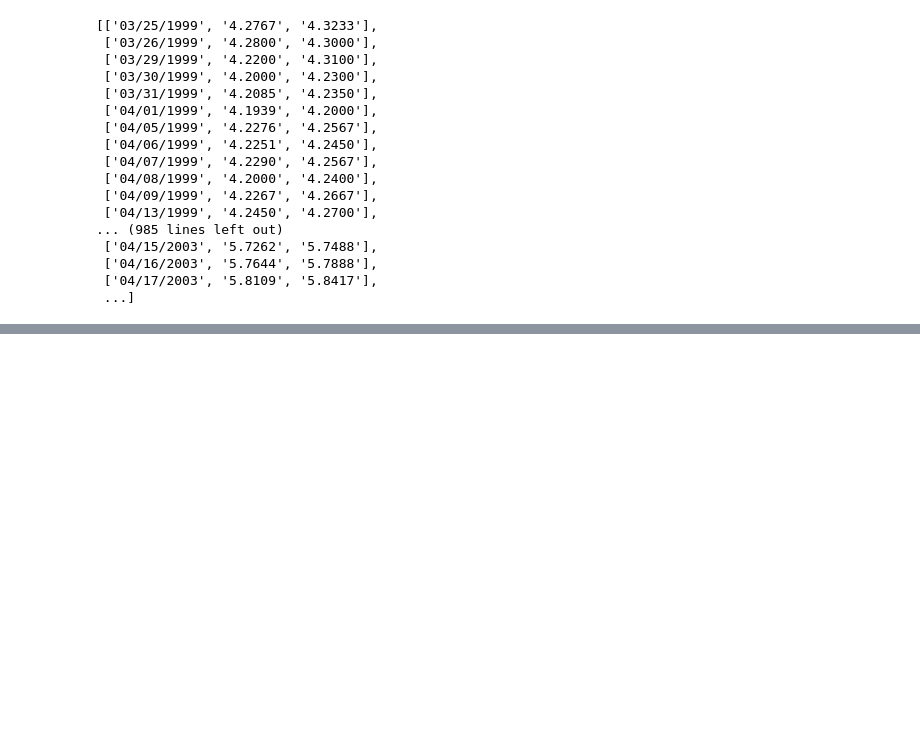
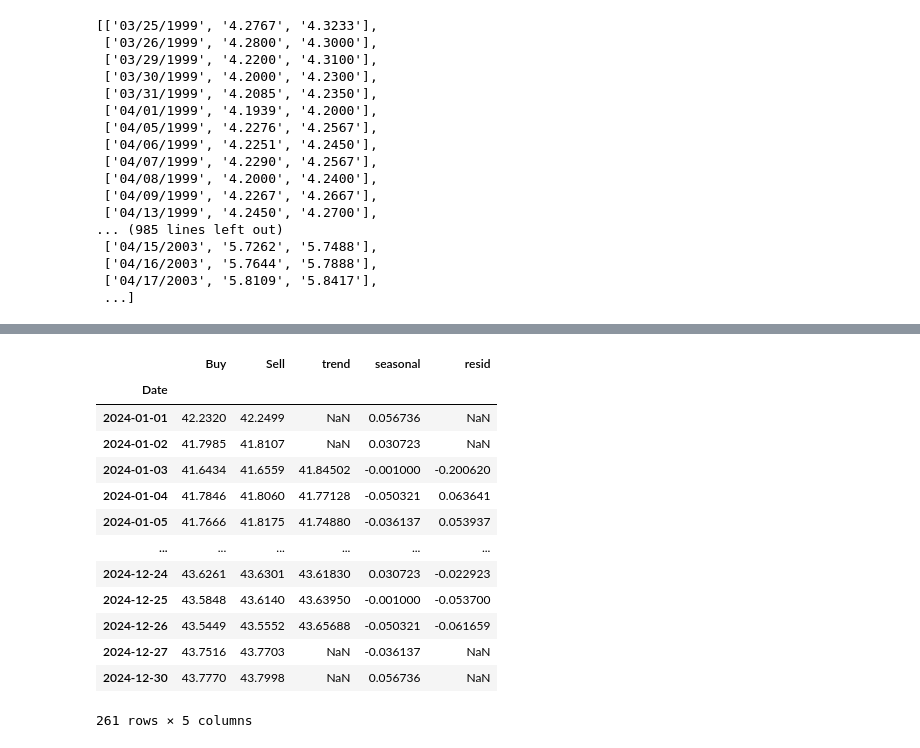
Before and after one commit to VarRoman/7_semester, a Jupyter notebook: Analysis_and_processing/Lab1/lab1_test.ipynb, the cells around one changed output, grey strips where cells are left out. Saved outputs shown, nothing was run; the diff lists cells and outputs as text; code cells hidden in the pictures; blank space fills up the shorter version.

```diff
--- a/Analysis_and_processing/Lab1/lab1_test.ipynb
+++ b/Analysis_and_processing/Lab1/lab1_test.ipynb
@@ -73,0 +120,23 @@ df
+# %%
+# Decomposition
+df_decomposed = df.set_index('Date')
+decomposition = seas.seasonal_decompose(x=df_decomposed['Buy'], period=5, model='additive')
+df_decomposed = pd.concat([df_decomposed, decomposition.trend, decomposition.seasonal, decomposition.resid], axis=1)
+
+# decomposition.seasonal['2024/01/01':'2024/02/01'].plot();
+df_decomposed
+# %% [output]
+|  | Buy | Sell | trend | seasonal | resid |
+| Date |  |  |  |  |  |
+| 2024-01-01 | 42.2320 | 42.2499 | NaN | 0.056736 | NaN |
+| 2024-01-02 | 41.7985 | 41.8107 | NaN | 0.030723 | NaN |
+| 2024-01-03 | 41.6434 | 41.6559 | 41.84502 | -0.001000 | -0.200620 |
+| 2024-01-04 | 41.7846 | 41.8060 | 41.77128 | -0.050321 | 0.063641 |
+| 2024-01-05 | 41.7666 | 41.8175 | 41.74880 | -0.036137 | 0.053937 |
+| ... | ... | ... | ... | ... | ... |
+| 2024-12-24 | 43.6261 | 43.6301 | 43.61830 | 0.030723 | -0.022923 |
+| 2024-12-25 | 43.5848 | 43.6140 | 43.63950 | -0.001000 | -0.053700 |
+| 2024-12-26 | 43.5449 | 43.5552 | 43.65688 | -0.050321 | -0.061659 |
+| 2024-12-27 | 43.7516 | 43.7703 | NaN | -0.036137 | NaN |
+| 2024-12-30 | 43.7770 | 43.7998 | NaN | 0.056736 | NaN |
+261 rows × 5 columns
```
Also changed, not shown: parts of 15 cells of this notebook, 2 other files.
